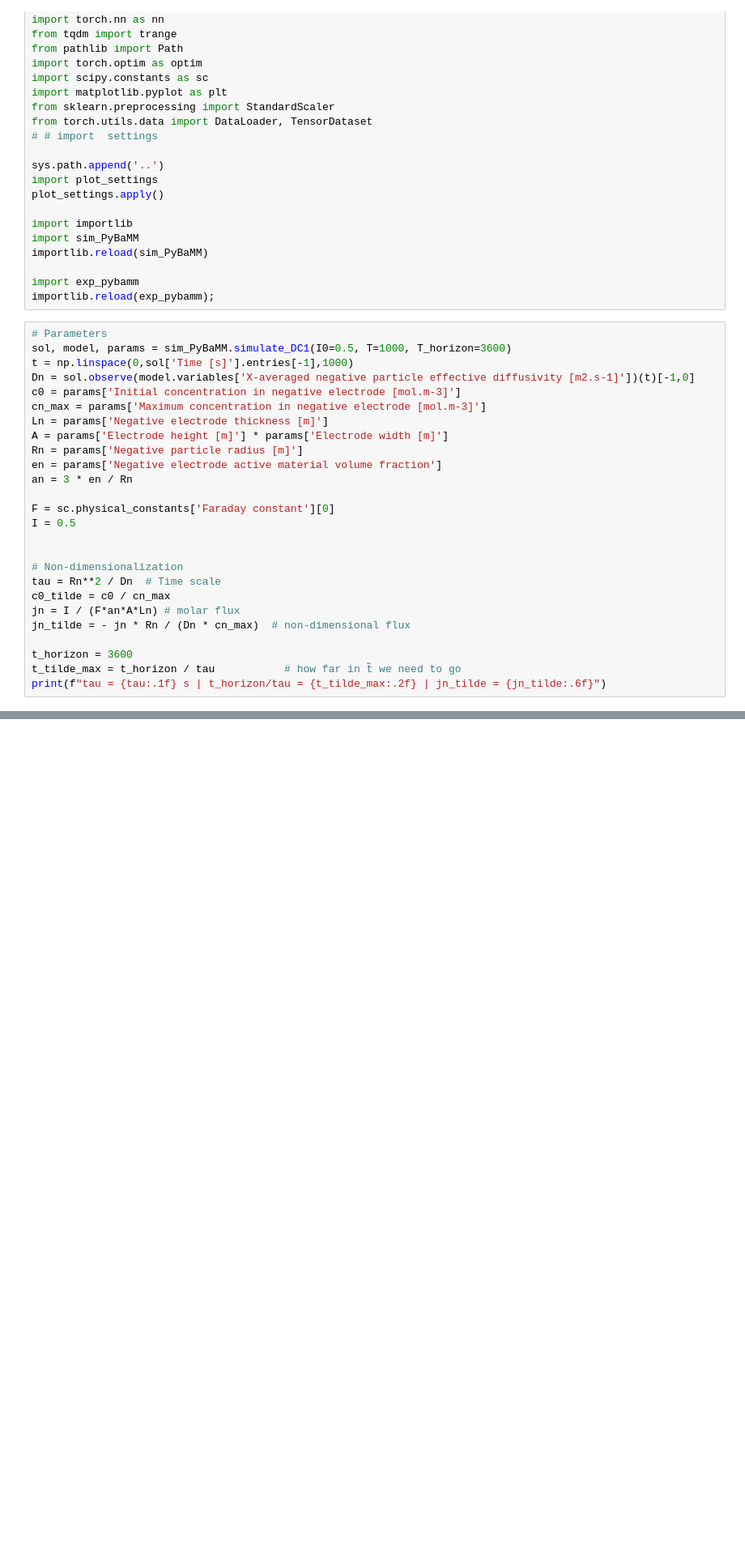
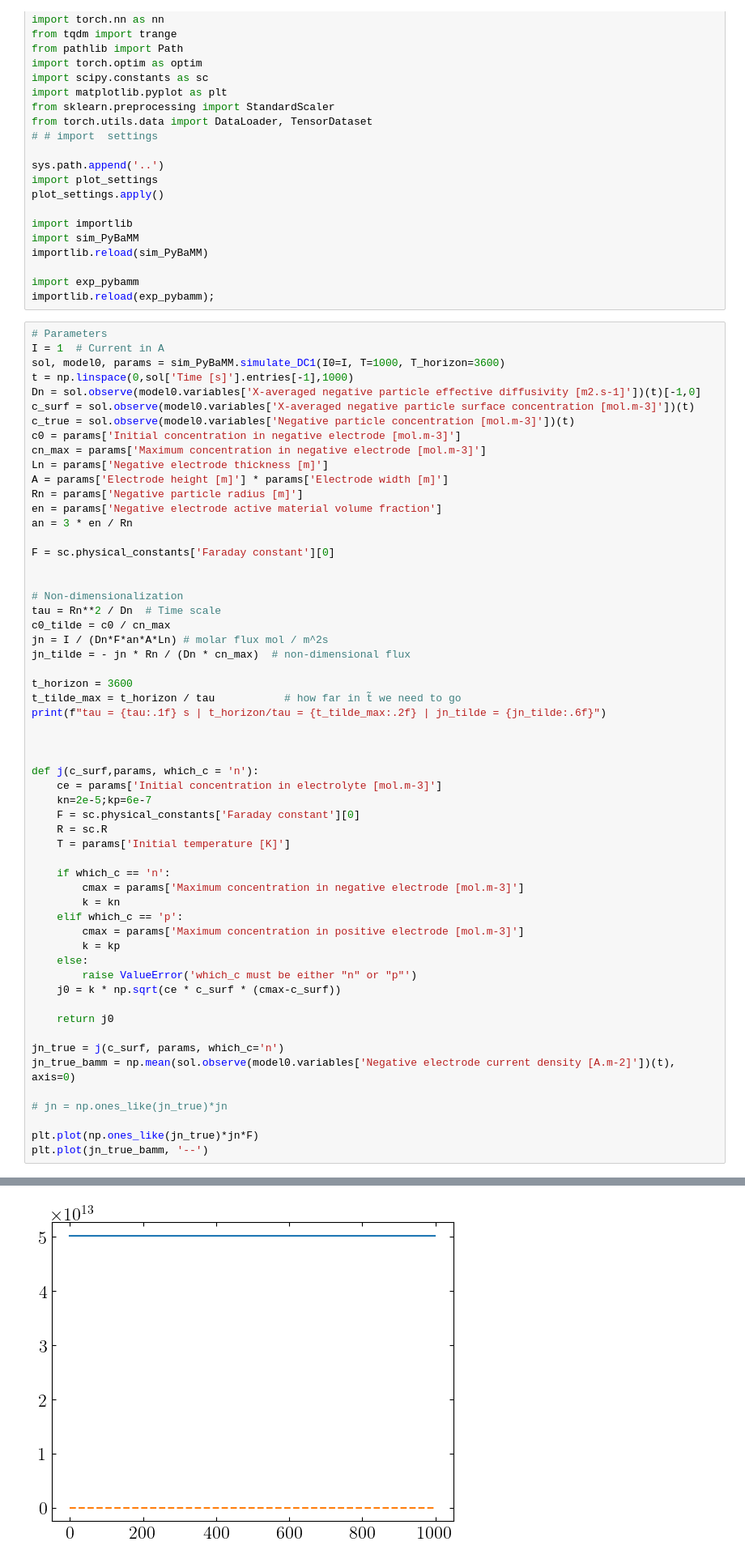
Before and after one commit to j-haralds/MSc_thesis, a Jupyter notebook: program/PINN/2.1_JN_PINN.ipynb, the cells around one changed output, grey strips where cells are left out. Shown at 81% size. Saved outputs shown, nothing was run; the diff lists cells and outputs as text; blank space fills up the shorter version.

```diff
--- a/program/PINN/2.1_JN_PINN.ipynb
+++ b/program/PINN/2.1_JN_PINN.ipynb
@@ -25,9 +25,12 @@ import exp_pybamm
 importlib.reload(exp_pybamm);
 # %%
 # Parameters
-sol, model, params = sim_PyBaMM.simulate_DC1(I0=0.5, T=1000, T_horizon=3600)
+I = 1  # Current in A
+sol, model0, params = sim_PyBaMM.simulate_DC1(I0=I, T=1000, T_horizon=3600)
 t = np.linspace(0,sol['Time [s]'].entries[-1],1000)
-Dn = sol.observe(model.variables['X-averaged negative particle effective diffusivity [m2.s-1]'])(t)[-1,0]
+Dn = sol.observe(model0.variables['X-averaged negative particle effective diffusivity [m2.s-1]'])(t)[-1,0]
+c_surf = sol.observe(model0.variables['X-averaged negative particle surface concentration [mol.m-3]'])(t)
+c_true = sol.observe(model0.variables['Negative particle concentration [mol.m-3]'])(t)
 c0 = params['Initial concentration in negative electrode [mol.m-3]']
 cn_max = params['Maximum concentration in negative electrode [mol.m-3]']
 Ln = params['Negative electrode thickness [m]']
@@ -37,16 +40,44 @@ en = params['Negative electrode active material volume fraction']
 an = 3 * en / Rn
 
 F = sc.physical_constants['Faraday constant'][0]
-I = 0.5
 
 
 # Non-dimensionalization
 tau = Rn**2 / Dn  # Time scale
 c0_tilde = c0 / cn_max
-jn = I / (F*an*A*Ln) # molar flux
+jn = I / (Dn*F*an*A*Ln) # molar flux mol / m^2s
 jn_tilde = - jn * Rn / (Dn * cn_max)  # non-dimensional flux
 
 t_horizon = 3600
 t_tilde_max = t_horizon / tau           # how far in t̃ we need to go
 print(f"tau = {tau:.1f} s | t_horizon/tau = {t_tilde_max:.2f} | jn_tilde = {jn_tilde:.6f}")
+
+
+
+def j(c_surf,params, which_c = 'n'):
+    ce = params['Initial concentration in electrolyte [mol.m-3]']
+    kn=2e-5;kp=6e-7
+    F = sc.physical_constants['Faraday constant'][0]
+    R = sc.R
+    T = params['Initial temperature [K]']
+
+    if which_c == 'n':
+        cmax = params['Maximum concentration in negative electrode [mol.m-3]']
+        k = kn
+    elif which_c == 'p':
+        cmax = params['Maximum concentration in positive electrode [mol.m-3]']
+        k = kp
+    else:
+        raise ValueError('which_c must be either "n" or "p"')
+    j0 = k * np.sqrt(ce * c_surf * (cmax-c_surf))
+
+    return j0
+
+jn_true = j(c_surf, params, which_c='n')
+jn_true_bamm = np.mean(sol.observe(model0.variables['Negative electrode current density [A.m-2]'])(t), axis=0)
+
+# jn = np.ones_like(jn_true)*jn
+
+plt.plot(np.ones_like(jn_true)*jn*F)
+plt.plot(jn_true_bamm, '--')
 # %% [output]
@@ -54,3 +86,4 @@ tau = 2566.2 s | t_horizon/tau = 1.40 | jn_tilde = -0.104275
+[figure, added]
 # %%
 class Net(nn.Module):
     def __init__(self, input_size=2, hidden_size=128):
```
Also changed, not shown: parts of 7 cells of this notebook, 4 other files.
